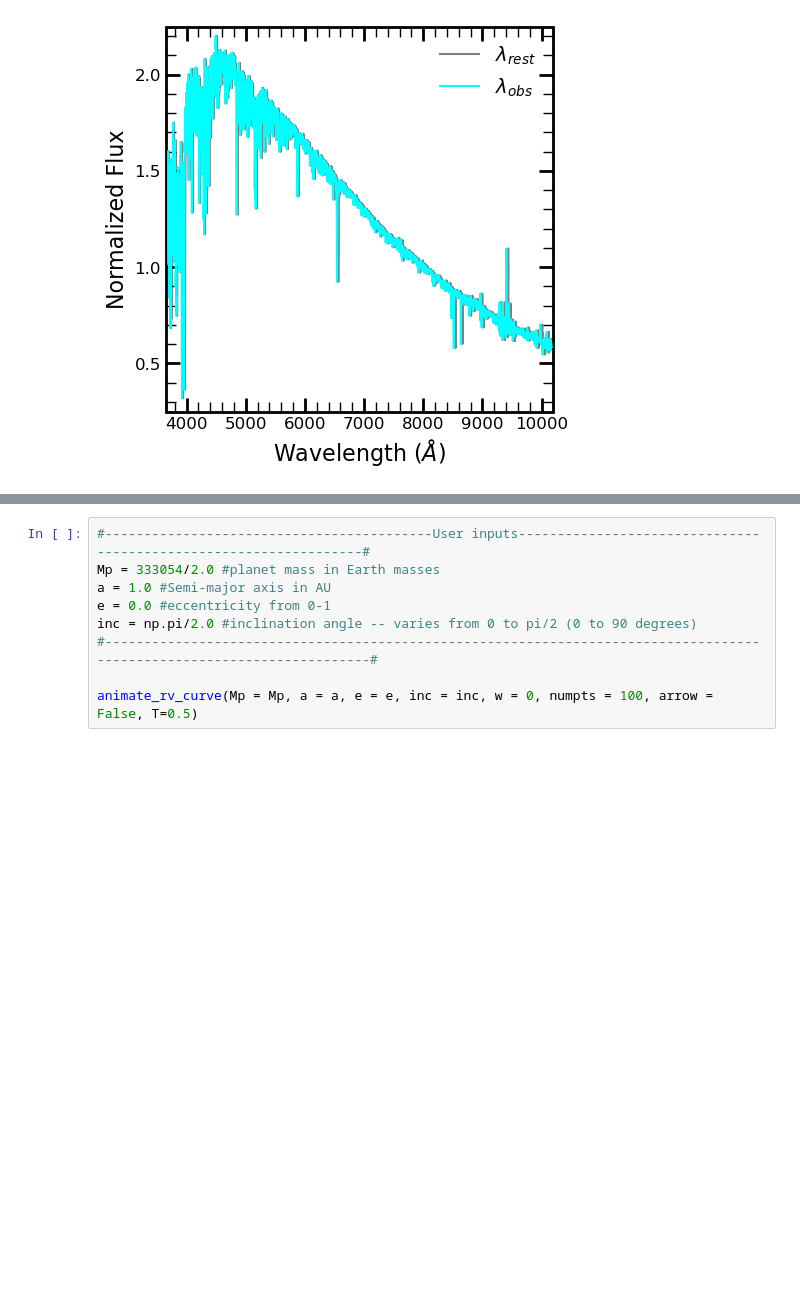
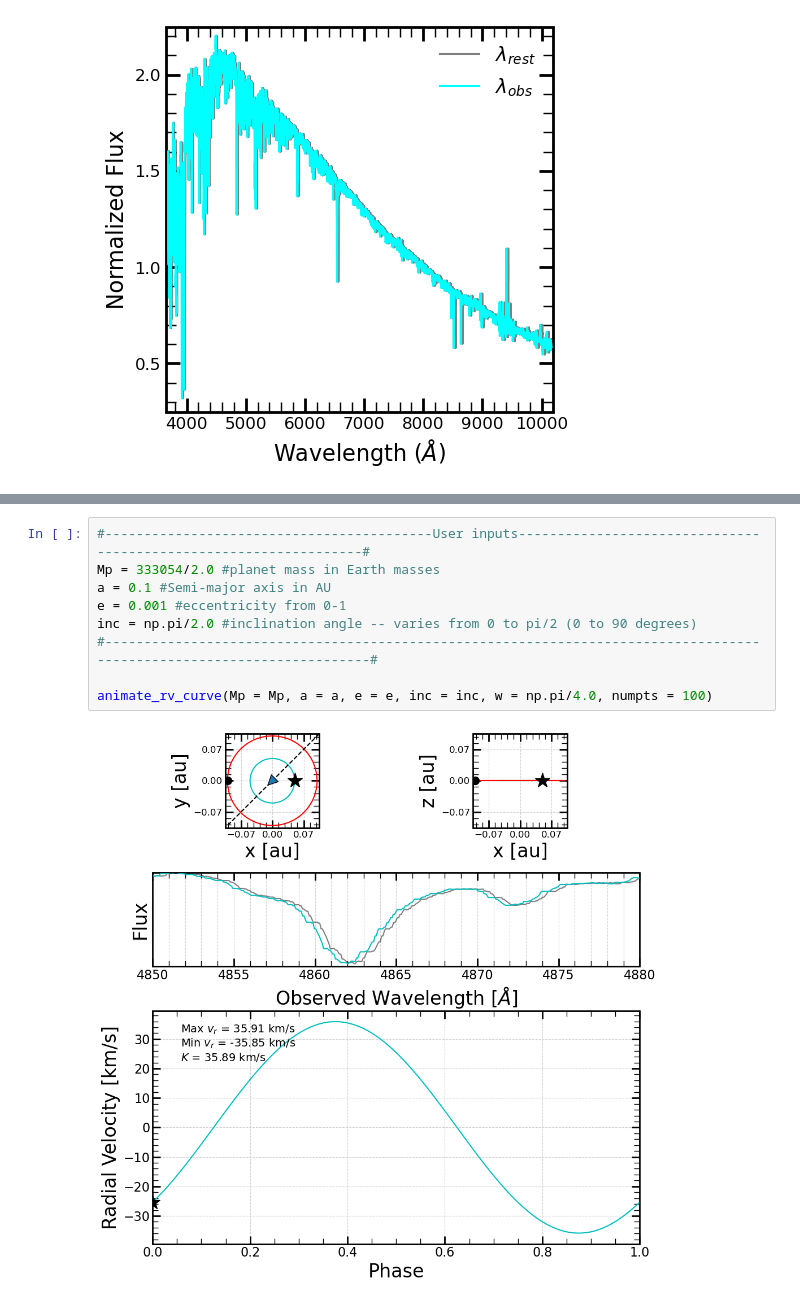
Before and after one commit to schulze61/ExoClass, a Jupyter notebook: exoplanet_detection_techniques/radial_velocity/RV Method.ipynb, the cells around one changed output, grey strips where cells are left out. Cells and saved outputs as stored; diff of their text form; blank space fills up the shorter version.

```diff
--- a/exoplanet_detection_techniques/radial_velocity/RV Method.ipynb
+++ b/exoplanet_detection_techniques/radial_velocity/RV Method.ipynb
@@ -160,9 +150,11 @@ These animations take a minute to build, so I have included a few pre-generated
 # %%
 #------------------------------------------User inputs-----------------------------------------------------------------#
 Mp = 333054/2.0 #planet mass in Earth masses
-a = 1.0 #Semi-major axis in AU
-e = 0.0 #eccentricity from 0-1
+a = 0.1 #Semi-major axis in AU
+e = 0.001 #eccentricity from 0-1
 inc = np.pi/2.0 #inclination angle -- varies from 0 to pi/2 (0 to 90 degrees)
 #-----------------------------------------------------------------------------------------------------------------------#
 
-animate_rv_curve(Mp = Mp, a = a, e = e, inc = inc, w = 0, numpts = 100, arrow = False, T=0.5)
+animate_rv_curve(Mp = Mp, a = a, e = e, inc = inc, w = np.pi/4.0, numpts = 100)
+# %% [output]
+[figure, added]
```
Also changed, not shown: parts of 13 cells of this notebook, 13 other files.
